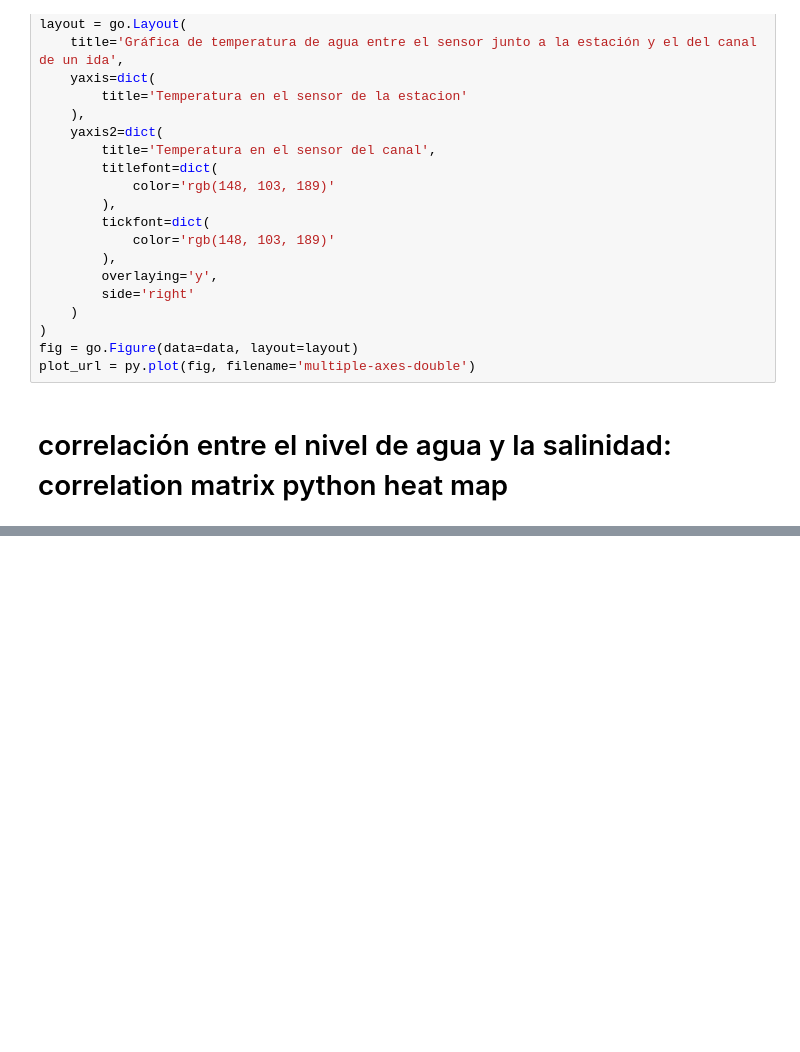
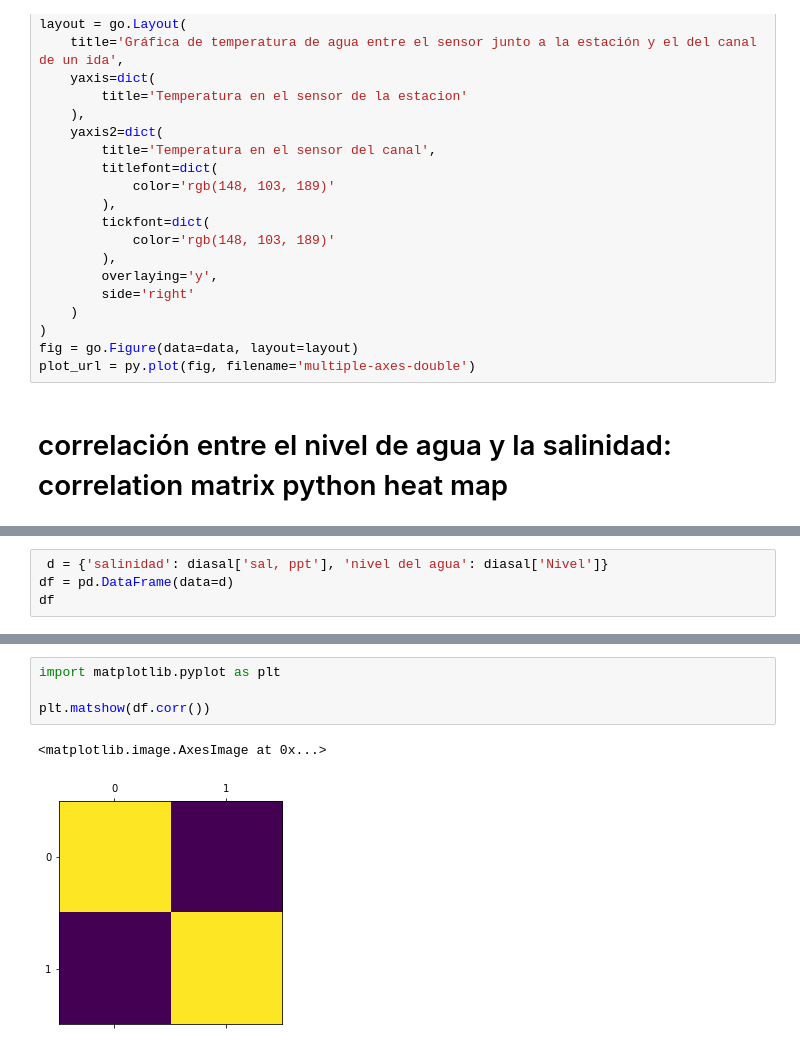
Before and after one commit to laloolea/computacional1, a Jupyter notebook: Actividad3/el Manglar El Sargento.ipynb, the cells around one changed output, grey strips where cells are left out. Saved outputs shown, nothing was run; the diff lists cells and outputs as text; blank space fills up the shorter version.

```diff
--- a/Actividad3/el Manglar El Sargento.ipynb
+++ b/Actividad3/el Manglar El Sargento.ipynb
@@ -277,0 +314,4 @@ np.corrcoef(x, y)
+# %%
+ d = {'salinidad': diasal['sal, ppt'], 'nivel del agua': diasal['Nivel']}
+df = pd.DataFrame(data=d)
+df
@@ -277,0 +343,7 @@ np.corrcoef(x, y)
+# %%
+import matplotlib.pyplot as plt
+
+plt.matshow(df.corr())
+# %% [output]
+<matplotlib.image.AxesImage at 0x...>
+[figure, added]
```
Also changed, not shown: parts of 9 cells of this notebook, 2 other files.
